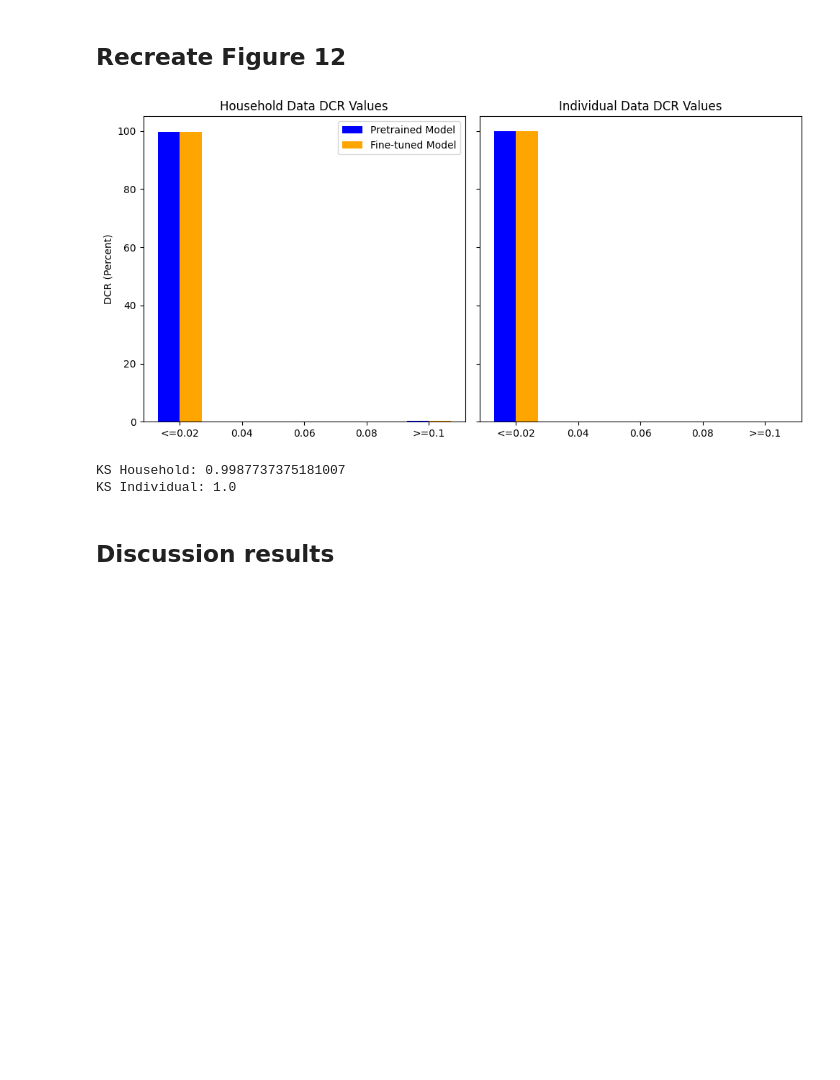
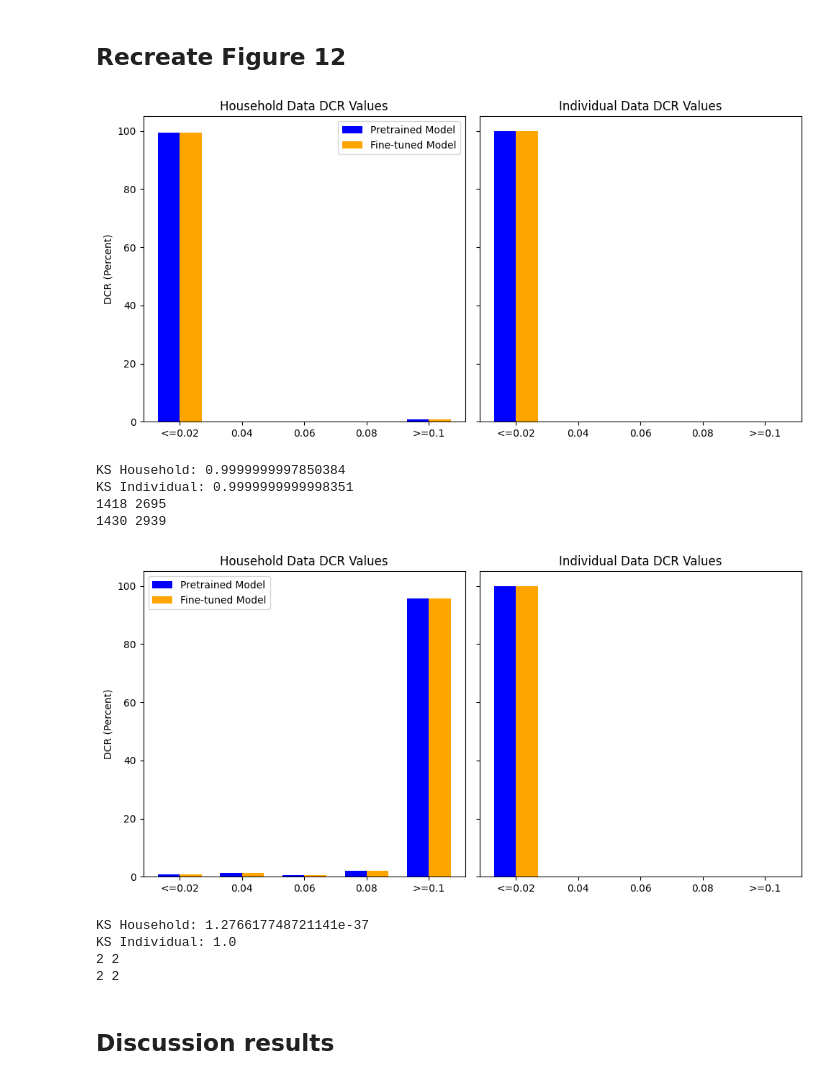
Before and after one commit to fabi-kb/GNN_Project, a Jupyter notebook: finetune_analysis.ipynb, the cells around one changed output. Saved outputs shown, nothing was run; the diff lists cells and outputs as text; code cells hidden in the pictures; blank space fills up the shorter version.

```diff
--- a/finetune_analysis.ipynb
+++ b/finetune_analysis.ipynb
@@ -475,7 +472,7 @@ def calculate_bces(microdata, synth_data):
 
     min_bce = bce_all.min(dim = 1)[0] # Index 0: extract minima, not indices
 
-    return min_bce.cpu().numpy()
+    return min_bce.cpu().numpy(), bce_all.argmin(dim=1).cpu().numpy()
 
 def get_min_bces(microdata: np.ndarray, synth_data: np.ndarray):
     # Split data into household and individual data
@@ -483,12 +480,26 @@ def get_min_bces(microdata: np.ndarray, synth_data: np.ndarray):
     synth_households, synth_individuals = split_household_and_individual(synth_data)
 
     # Get minimum BCEs for each and return
-    household_bces = calculate_bces(micro_households, synth_households)
-    individual_bces = calculate_bces(micro_individuals, synth_individuals)
+    household_bces, household_argmins = calculate_bces(micro_households, synth_households)
+    individual_bces, individual_argmins = calculate_bces(micro_individuals, synth_individuals)
 
-    return household_bces, individual_bces
+    # Find how many exact copies
+    ## Household
+    micro_households_closest = micro_households[household_argmins]
 
-def plot_12(household_pretrained,household_finetuned,individual_pretrained,individual_finetuned):
+    if isinstance(synth_households, torch.Tensor):
+        synth_households = synth_households.cpu().numpy()
+    equal_households = np.all(np.equal(micro_households_closest, synth_households), axis = 1)
+    equal_households_count = equal_households.sum()
+
+    ## Individual
+    micro_individuals_closest = micro_individuals[individual_argmins]
+    equal_individuals = np.all(np.equal(micro_individuals_closest, synth_individuals), axis = 1)
+    equal_individuals_count = equal_individuals.sum()
+
+    return household_bces, individual_bces, equal_households_count, equal_individuals_count
+
+def plot_12(household_pretrained,household_finetuned,individual_pretrained,individual_finetuned, img_name = None):
     # Define Bins and Labels
     bins = [0, 0.02, 0.04, 0.06, 0.08, 1]
     bin_labels = ['<=0.02', '0.04', '0.06', '0.08', '>=0.1']  # For the x-axis
@@ -533,6 +544,8 @@ def plot_12(household_pretrained,household_finetuned,individual_pretrained,indiv
     ax2.set_xticklabels(bin_labels)
 
     plt.tight_layout()
+    if img_name:
+        plt.savefig(f'/workspace/finetune_pngs_dfs/{img_name}')
     plt.show()
 # %%
 # Obtain pretrained sample:
@@ -544,22 +557,43 @@ model = VAE(433, 750, 6, 25, group_sizes)
 params = torch.load("/workspace/models/model_l25_h750_b2_g2_y21_final.pth")
 model.load_state_dict(params)
 
-synth_data_pretrained = model.pretrain_sample(500).detach()
+synth_data_pretrained = model.pretrain_sample(1436).detach()
 hardmax = GroupHardMax(group_sizes)
-synth_data_pretrained = hardmax(synth_data_pretrained)
+synth_data_pretrained_one_hot = hardmax(synth_data_pretrained)
 # %%
-household_bces_finetuned, individual_bces_finetuned = get_min_bces(pums_np, synth_data)
-household_bces_pretrained, individual_bces_pretrained = get_min_bces(pums_np, synth_data_pretrained)
-plot_12(household_bces_finetuned, household_bces_finetuned, individual_bces_finetuned, individual_bces_finetuned)
+household_bces_finetuned, individual_bces_finetuned, equal_households_count_finetuned, equal_individuals_count_finetuned = get_min_bces(pums_np, synth_data)
+household_bces_pretrained, individual_bces_pretrained, equal_households_count_pretrained, equal_individuals_count_pretrained = get_min_bces(pums_np, synth_data_pretrained_one_hot)
+plot_12(household_bces_finetuned, household_bces_finetuned, individual_bces_finetuned, individual_bces_finetuned, img_name = 'privacy.png')
 # Kolmogorov Smirnoff test
 _, p_KS_household = ks_2samp(household_bces_pretrained, household_bces_finetuned)
 _, p_KS_individual = ks_2samp(individual_bces_pretrained, individual_bces_finetuned)
 
 print(f'KS Household: {p_KS_household}\nKS Individual: {p_KS_individual}')
+print(equal_households_count_finetuned, equal_individuals_count_finetuned)
+print(equal_households_count_pretrained, equal_individuals_count_pretrained)
 # %% [output]
 [figure]
-KS Household: 0.9987737375181007
-KS Individual: 1.0
+KS Household: 0.9999999997850384
+KS Individual: 0.9999999999998351
+1418 2695
+1430 2939
+# %%
+household_bces_finetuned, individual_bces_finetuned, equal_households_count_finetuned, equal_individuals_count_finetuned = get_min_bces(pums_np, predictions_unchanged)
+household_bces_pretrained, individual_bces_pretrained, equal_households_count_pretrained, equal_individuals_count_pretrained = get_min_bces(pums_np, synth_data_pretrained)
+plot_12(household_bces_finetuned, household_bces_finetuned, individual_bces_finetuned, individual_bces_finetuned, img_name = 'privacy_cheat.png')
+# Kolmogorov Smirnoff test
+_, p_KS_household = ks_2samp(household_bces_pretrained, household_bces_finetuned)
+_, p_KS_individual = ks_2samp(individual_bces_pretrained, individual_bces_finetuned)
+
+print(f'KS Household: {p_KS_household}\nKS Individual: {p_KS_individual}')
+print(equal_households_count_finetuned, equal_individuals_count_finetuned)
+print(equal_households_count_pretrained, equal_individuals_count_pretrained)
+# %% [output]
+[figure, added]
+KS Household: 1.276617748721141e-37
+KS Individual: 1.0
+2 2
+2 2
 # %% [markdown]
 ## Discussion results
 # %%
```
Also changed, not shown: parts of 8 cells of this notebook, 2 other files.
